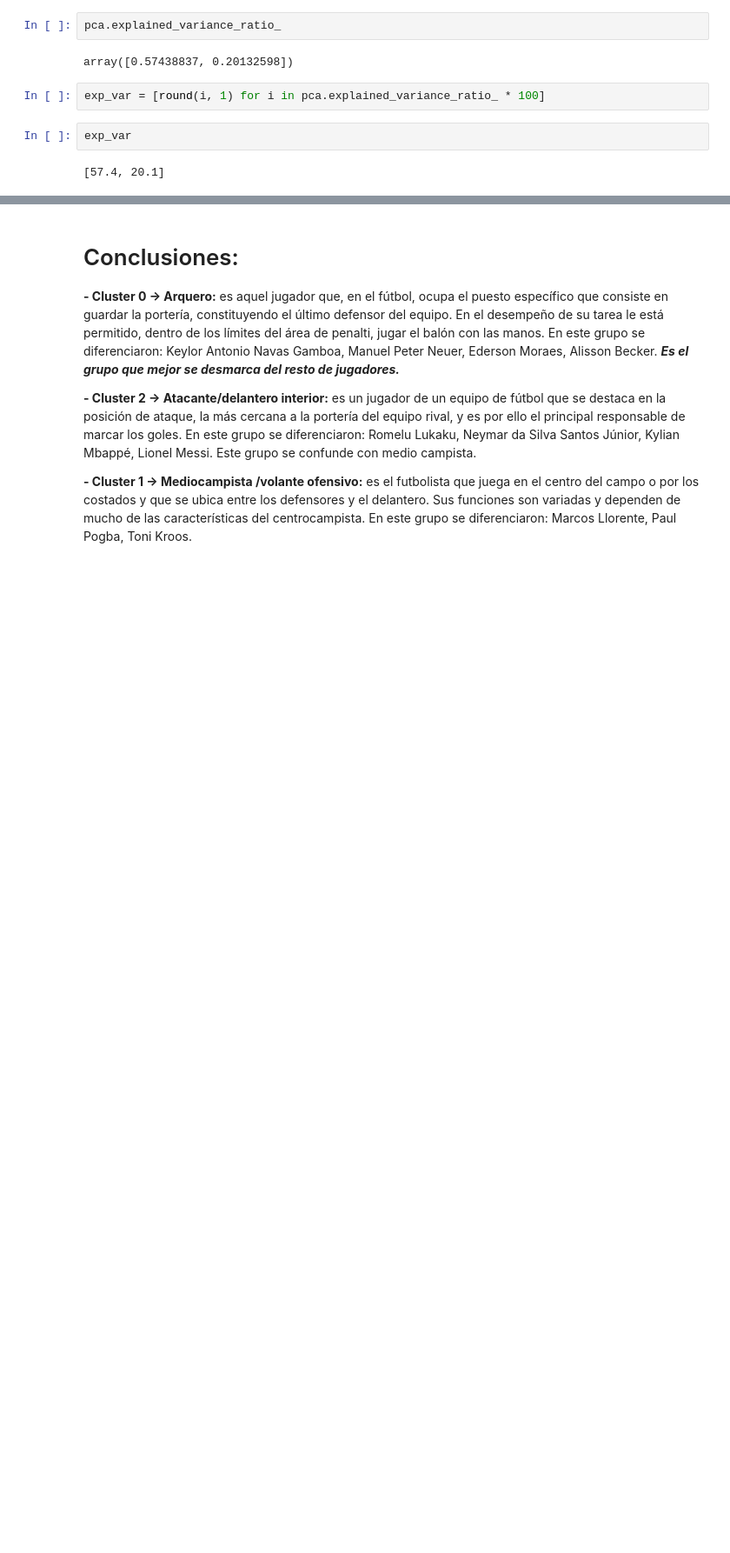
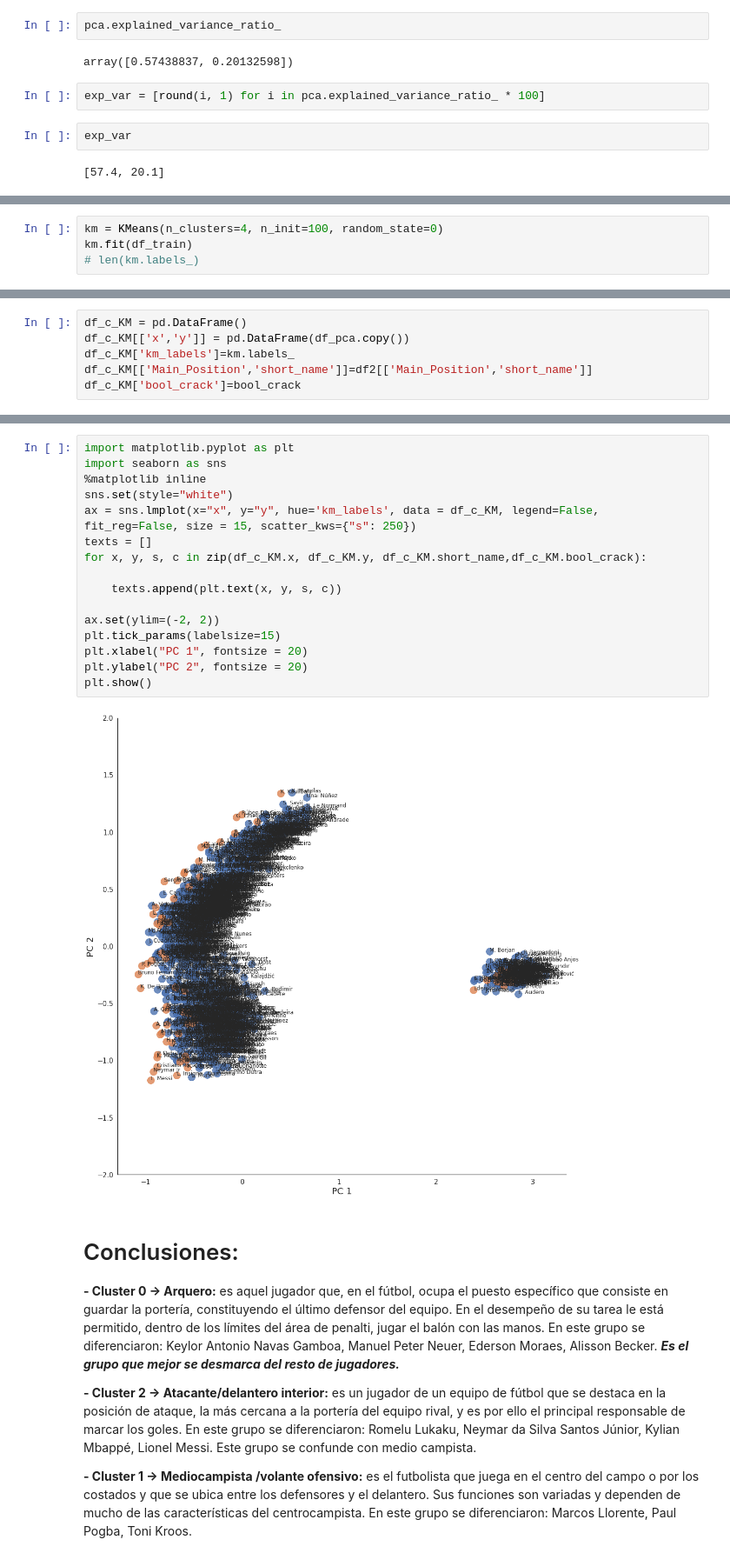
Before and after one commit to Grupo242022/AN_Supervisado_2022, a Jupyter notebook: Práctico_NoSupervisado_fifa2022_G24.ipynb, the cells around one changed output, grey strips where cells are left out. Shown at 87% size. Saved outputs shown, nothing was run; the diff lists cells and outputs as text; blank space fills up the shorter version.

```diff
--- a/Práctico_NoSupervisado_fifa2022_G24.ipynb
+++ b/Práctico_NoSupervisado_fifa2022_G24.ipynb
@@ -527,0 +519,4 @@ For n_clusters =  11  Average score:  0.19437303753846075
+# %%
+km = KMeans(n_clusters=4, n_init=100, random_state=0)
+km.fit(df_train)
+# len(km.labels_)
@@ -527,0 +525,6 @@ For n_clusters =  11  Average score:  0.19437303753846075
+# %%
+df_c_KM = pd.DataFrame()
+df_c_KM[['x','y']] = pd.DataFrame(df_pca.copy())
+df_c_KM['km_labels']=km.labels_
+df_c_KM[['Main_Position','short_name']]=df2[['Main_Position','short_name']]
+df_c_KM['bool_crack']=bool_crack
@@ -528,3 +545,22 @@ For n_clusters =  11  Average score:  0.19437303753846075
+# %%
+import matplotlib.pyplot as plt
+import seaborn as sns
+%matplotlib inline
+sns.set(style="white")
+ax = sns.lmplot(x="x", y="y", hue='km_labels', data = df_c_KM, legend=False,
+fit_reg=False, size = 15, scatter_kws={"s": 250})
+texts = []
+for x, y, s, c in zip(df_c_KM.x, df_c_KM.y, df_c_KM.short_name,df_c_KM.bool_crack):
+
+    texts.append(plt.text(x, y, s, c))
+
+ax.set(ylim=(-2, 2))
+plt.tick_params(labelsize=15)
+plt.xlabel("PC 1", fontsize = 20)
+plt.ylabel("PC 2", fontsize = 20)
+plt.show()
+# %% [output]
+[figure, added]
 # %% [markdown]
 # Conclusiones:
 
```
Also changed, not shown: parts of 5 cells of this notebook.
